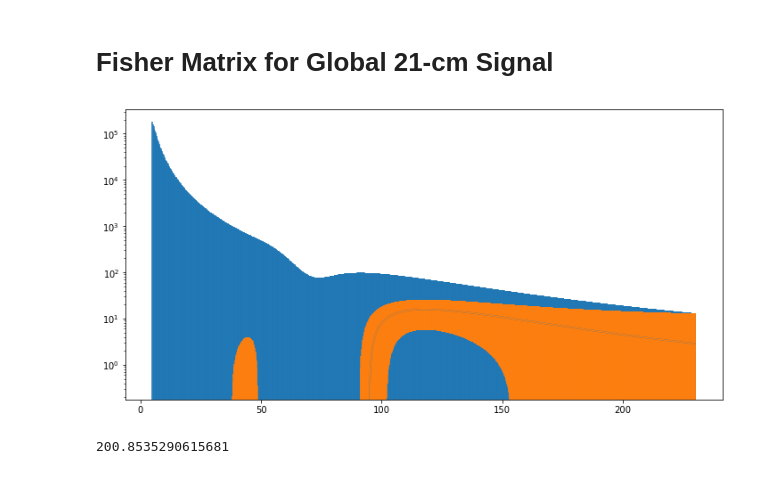
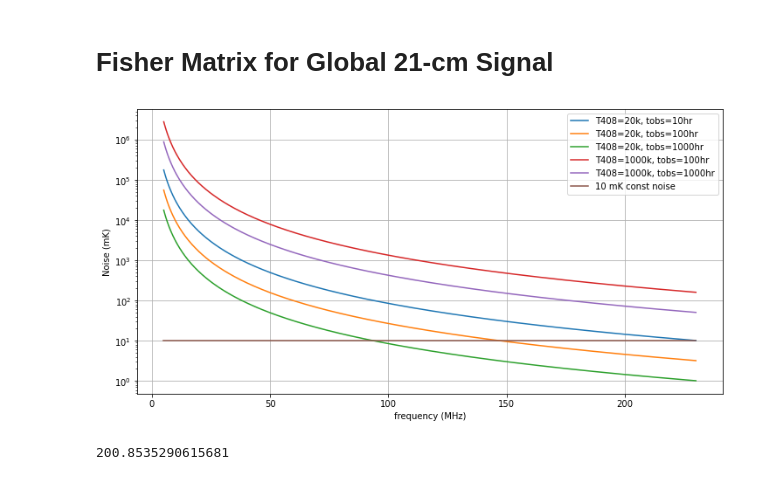
Before and after one commit to aryanrahimieh/ARES_Fisher, a Jupyter notebook: ARES_Fisher.ipynb, the cells around one changed output. Drawn from its saved outputs; the diff is of its cells as text; code cells hidden in the pictures.

Commit message:
noise added

```diff
--- a/ARES_Fisher.ipynb
+++ b/ARES_Fisher.ipynb
@@ -106,32 +106,32 @@ noise = NoiseFunction(nu_test, T408=20, nu408=408, beta=-2.55, dnu=1000, tobs=10
 # %%
 plt.subplots(figsize=(12,6))
 
 # plt.plot(nu_test,noise*1000)
 # plt.xlabel("nu",fontsize=15);plt.ylabel("Noise (mK)",fontsize=15)
 # plt.grid();plt.savefig("noise.pdf")
 
-plt.errorbar(datadict["nu"], datadict["Fiducial"], yerr=1000*noise1, label = "Fiducial")
-plt.errorbar(datadict["nu"], datadict["Fiducial"], yerr=10, label = "Fiducial")
-plt.yscale("log")
+# plt.errorbar(datadict["nu"], datadict["Fiducial"], yerr=1000*noise1, label = "Fiducial")
+# plt.errorbar(datadict["nu"], datadict["Fiducial"], yerr=10, label = "Fiducial")
+# plt.yscale("log")
 
-# noise1 = NoiseFunction(nu_test, T408=20, nu408=408, beta=-2.55, dnu=1000, tobs=10*3600)
-# noise2 = NoiseFunction(nu_test, T408=20, nu408=408, beta=-2.55, dnu=1000, tobs=100*3600)
-# noise3 = NoiseFunction(nu_test, T408=20, nu408=408, beta=-2.55, dnu=1000, tobs=1000*3600)
-# noise4 = NoiseFunction(nu_test, T408=1000, nu408=408, beta=-2.55, dnu=1000, tobs=100*3600)
-# noise5 = NoiseFunction(nu_test, T408=1000, nu408=408, beta=-2.55, dnu=1000, tobs=1000*3600)
+noise1 = NoiseFunction(nu_test, T408=20, nu408=408, beta=-2.55, dnu=1000, tobs=10*3600)
+noise2 = NoiseFunction(nu_test, T408=20, nu408=408, beta=-2.55, dnu=1000, tobs=100*3600)
+noise3 = NoiseFunction(nu_test, T408=20, nu408=408, beta=-2.55, dnu=1000, tobs=1000*3600)
+noise4 = NoiseFunction(nu_test, T408=1000, nu408=408, beta=-2.55, dnu=1000, tobs=100*3600)
+noise5 = NoiseFunction(nu_test, T408=1000, nu408=408, beta=-2.55, dnu=1000, tobs=1000*3600)
 
-# plt.plot(nu_test, 1000*noise1, label = "T408=20k, tobs=10hr")
-# plt.plot(nu_test, 1000*noise2, label = "T408=20k, tobs=100hr")
-# plt.plot(nu_test, 1000*noise3, label = "T408=20k, tobs=1000hr")
-# plt.plot(nu_test, 1000*noise4, label = "T408=1000k, tobs=100hr")
-# plt.plot(nu_test, 1000*noise5, label = "T408=1000k, tobs=1000hr")
+plt.plot(nu_test, 1000*noise1, label = "T408=20k, tobs=10hr")
+plt.plot(nu_test, 1000*noise2, label = "T408=20k, tobs=100hr")
+plt.plot(nu_test, 1000*noise3, label = "T408=20k, tobs=1000hr")
+plt.plot(nu_test, 1000*noise4, label = "T408=1000k, tobs=100hr")
+plt.plot(nu_test, 1000*noise5, label = "T408=1000k, tobs=1000hr")
 
-# plt.plot(nu_test, 10*noise/noise, label = "10 mK const noise")
+plt.plot(nu_test, 10*noise/noise, label = "10 mK const noise")
 
-# plt.xlabel("frequency (MHz)"); plt.ylabel("Noise (mK)")
-# plt.yscale("log");plt.grid(); plt.legend();plt.savefig("noise_curves.pdf")
+plt.xlabel("frequency (MHz)"); plt.ylabel("Noise (mK)")
+plt.yscale("log");plt.grid(); plt.legend();plt.savefig("noise_curves.pdf")
 # %% [output]
-[figure, old version]
+[figure, new version]
 # %%
 (8)**(2.55)
 # %% [output]
```
